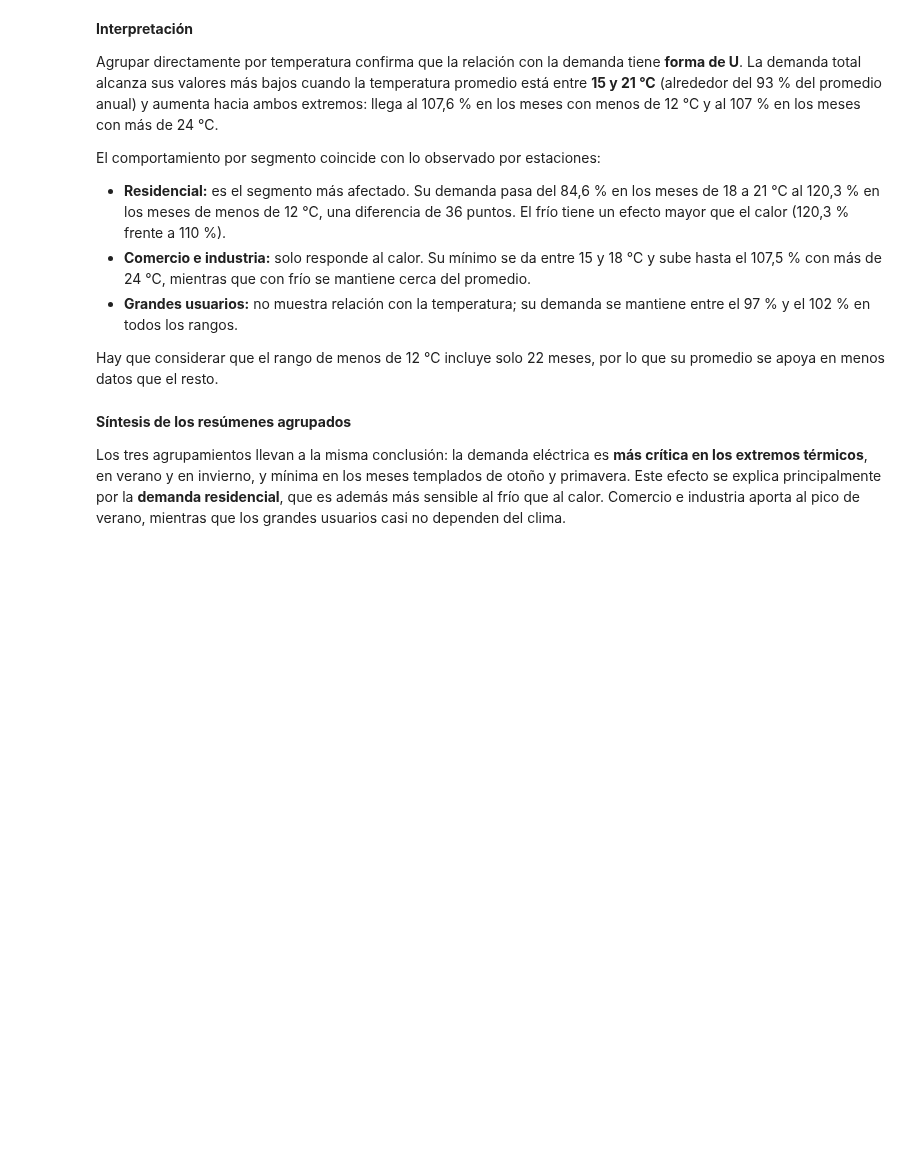
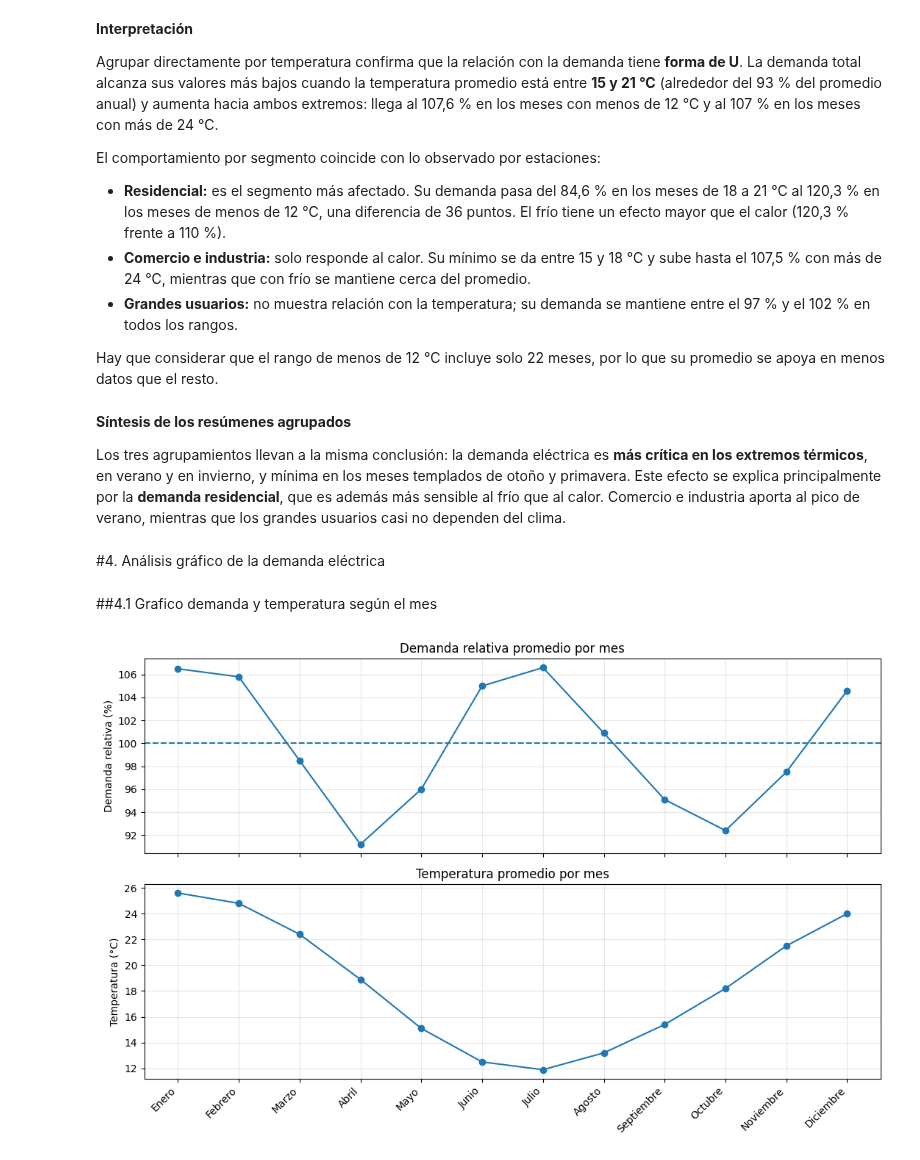
Before and after one commit to RafaelSeri/TP_LABO_MET, a Jupyter notebook: notebooks/Tp_labo.ipynb, the cells around one changed output. Cells and saved outputs as stored; diff of their text form; code cells hidden in the pictures; blank space fills up the shorter version.

Commit message:
Seguimiento punto 3, inicio graficos

```diff
--- a/notebooks/Tp_labo.ipynb
+++ b/notebooks/Tp_labo.ipynb
@@ -758,3 +768,37 @@ Hay que considerar que el rango de menos de 12 °C incluye solo 22 meses, por lo
 **Síntesis de los resúmenes agrupados**
 
 Los tres agrupamientos llevan a la misma conclusión: la demanda eléctrica es **más crítica en los extremos térmicos**, en verano y en invierno, y mínima en los meses templados de otoño y primavera. Este efecto se explica principalmente por la **demanda residencial**, que es además más sensible al frío que al calor. Comercio e industria aporta al pico de verano, mientras que los grandes usuarios casi no dependen del clima.
+# %% [markdown]
+#4. Análisis gráfico de la demanda eléctrica
+# %% [markdown]
+##4.1 Grafico demanda y temperatura según el mes
+# %%
+import matplotlib.pyplot as plt
+
+meses = [
+    'Enero', 'Febrero', 'Marzo', 'Abril',
+    'Mayo', 'Junio', 'Julio', 'Agosto',
+    'Septiembre', 'Octubre', 'Noviembre', 'Diciembre'
+]
+
+fig, ejes = plt.subplots(2, 1, figsize=(11, 7), sharex=True)
+
+ejes[0].plot(por_mes.index, por_mes['Demanda Relativa'],
+             marker='o')
+ejes[0].axhline(100, linestyle='--')
+ejes[0].set_ylabel('Demanda relativa (%)')
+ejes[0].set_title('Demanda relativa promedio por mes')
+ejes[0].grid(True, alpha=0.3)
+
+ejes[1].plot(por_mes.index, por_mes['Temperatura Promedio'],
+             marker='o')
+ejes[1].set_ylabel('Temperatura (°C)')
+ejes[1].set_title('Temperatura promedio por mes')
+ejes[1].set_xticks(range(1, 13))
+ejes[1].set_xticklabels(meses, rotation=45, ha='right')
+ejes[1].grid(True, alpha=0.3)
+
+plt.tight_layout()
+plt.show()
+# %% [output]
+[figure, added]
```
Also changed, not shown: parts of 8 cells of this notebook.
